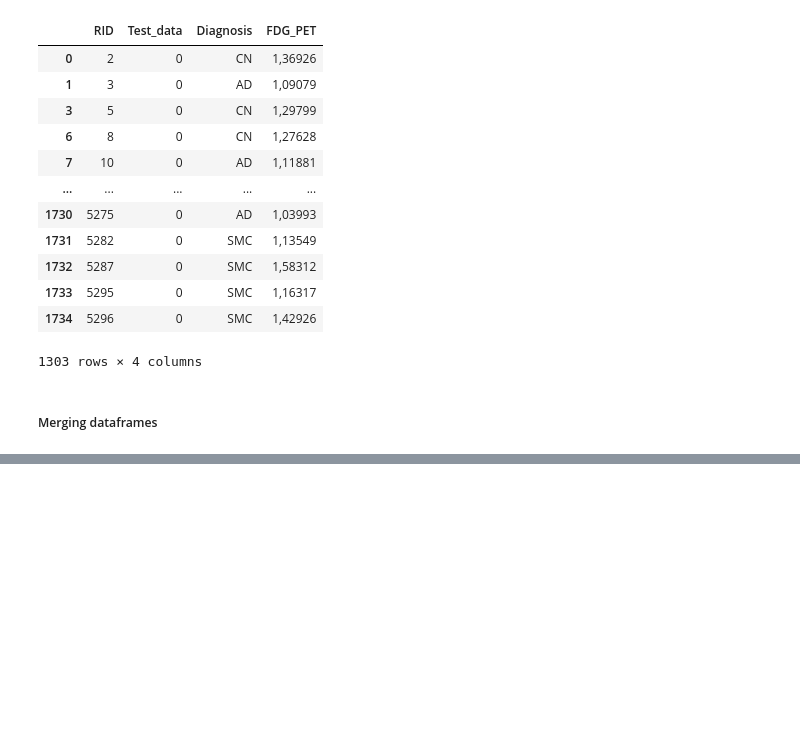
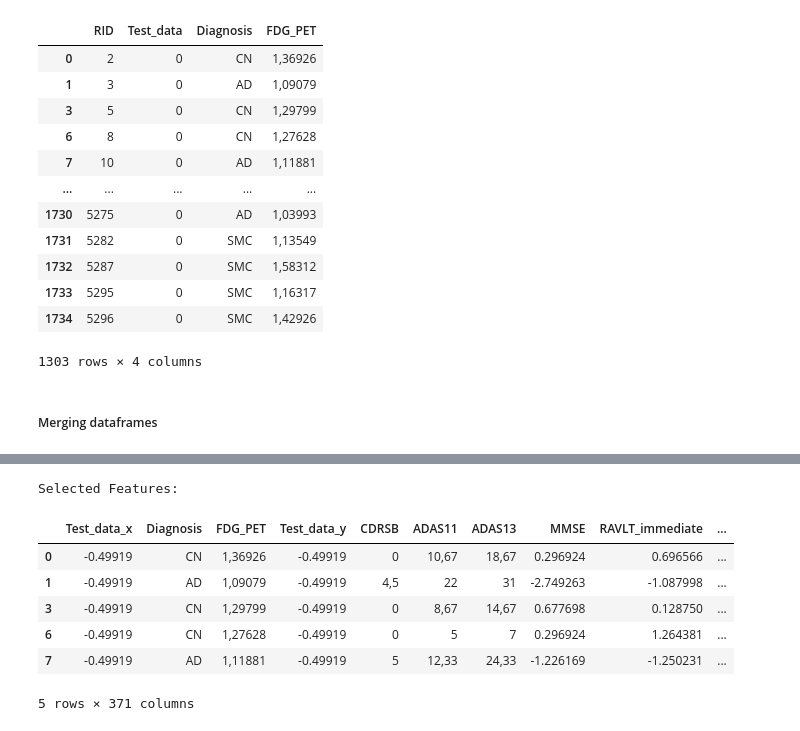
Before and after one commit to imgabrielas/Alzheimer-Detection, a Jupyter notebook: alzheimer_detection.ipynb, the cells around one changed output, grey strips where cells are left out. Drawn from its saved outputs; the diff is of its cells as text; code cells hidden in the pictures; blank space fills up the shorter version.

```diff
--- a/alzheimer_detection.ipynb
+++ b/alzheimer_detection.ipynb
@@ -223,0 +301,19 @@ df['num_col'] = scaler.fit_transform(df[num_col])
+# %%
+selected_features = df.drop(columns=['RID','Test_data'])
+# Target
+y = selected_features["Diagnosis"]
+
+# Features
+X = selected_features.drop(columns="Diagnosis")
+
+print("Selected Features:")
+selected_features.head()
+# %% [output]
+Selected Features:
+|  | Test_data_x | Diagnosis | FDG_PET | Test_data_y | CDRSB | ADAS11 | ADAS13 | MMSE | RAVLT_immediate | ... |
+| 0 | -0.49919 | CN | 1,36926 | -0.49919 | 0 | 10,67 | 18,67 | 0.296924 | 0.696566 | ... |
+| 1 | -0.49919 | AD | 1,09079 | -0.49919 | 4,5 | 22 | 31 | -2.749263 | -1.087998 | ... |
+| 3 | -0.49919 | CN | 1,29799 | -0.49919 | 0 | 8,67 | 14,67 | 0.677698 | 0.128750 | ... |
+| 6 | -0.49919 | CN | 1,27628 | -0.49919 | 0 | 5 | 7 | 0.296924 | 1.264381 | ... |
+| 7 | -0.49919 | AD | 1,11881 | -0.49919 | 5 | 12,33 | 24,33 | -1.226169 | -1.250231 | ... |
+5 rows × 371 columns
```
Also changed, not shown: parts of 26 cells of this notebook, 1 other file.
